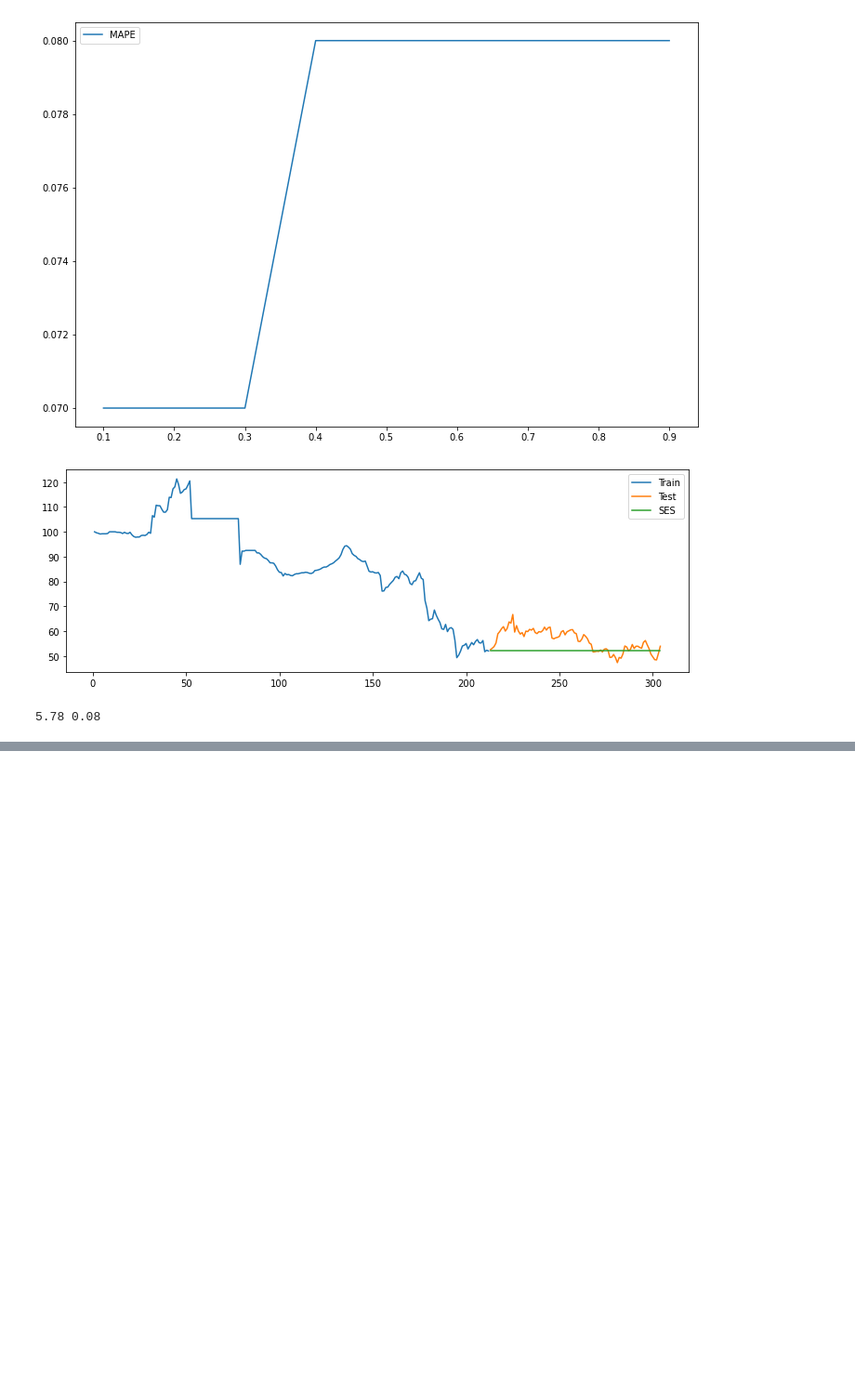
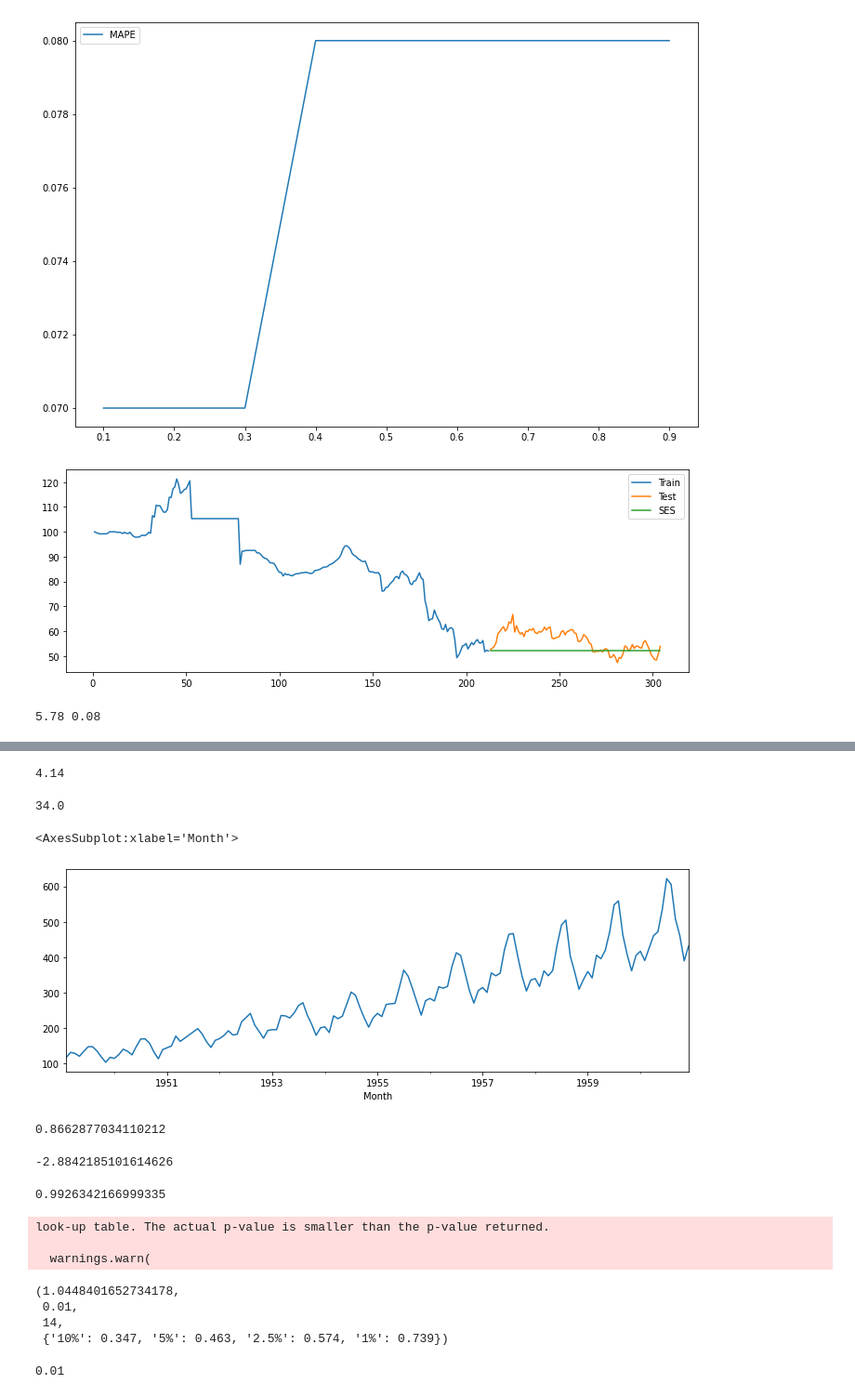
Before and after one commit to Prashik28/techeenomad_dataScience, a Jupyter notebook: Time Series/Airline Passenger .ipynb, the cells around one changed output, grey strips where cells are left out. Shown at 93% size. Drawn from its saved outputs; the diff is of its cells as text; code cells hidden in the pictures; blank space fills up the shorter version.

```diff
--- a/Time Series/Airline Passenger .ipynb
+++ b/Time Series/Airline Passenger .ipynb
@@ -431,15 +431,15 @@ y_hat_sma.head()
 | 216 | 55.2 | NaN |
 | 217 | 58.9 | NaN |
 # %%
-data = pd.read_csv('exchange-rate-twi.csv')
+data_1 = pd.read_csv('exchange-rate-twi.csv')
 # %%
 train_len=212
 # %%
 train = data[:212]
 test = data[212:]
 # %%
-data = pd.read_csv('exchange-rate-twi.csv')
-data.set_index('Month',inplace=True)
+data_1 = pd.read_csv('exchange-rate-twi.csv')
+data_1.set_index('Month',inplace=True)
 # %%
 train_len=212
 train = data[:train_len]
@@ -881,0 +874,14 @@ mean_absolute_percentage_error(test_t['Temperature(Min)'], y_hat_holt_new['holt_
+# %%
+np.sqrt(mean_squared_error(test_t['Temperature(Min)'], y_hat_holt_new['holt_forecast'])).round(2)
+# %% [output]
+4.14
+# %%
+mean_absolute_percentage_error(test_t['Temperature(Min)'], y_hat_holt_new['holt_forecast']).round(2) * 100
+# %% [output]
+34.0
+# %%
+plt.figure(figsize=(12,4))
+data['Passengers'].plot()
+# %% [output]
+<AxesSubplot:xlabel='Month'>
+[figure, added]
@@ -881,0 +892,12 @@ mean_absolute_percentage_error(test_t['Temperature(Min)'], y_hat_holt_new['holt_
+# %%
+adf_test[0]
+# %% [output]
+0.8662877034110212
+# %%
+adf_test[4]['5%']
+# %% [output]
+-2.8842185101614626
+# %%
+adf_test[1]
+# %% [output]
+0.9926342166999335
@@ -881,0 +908,17 @@ mean_absolute_percentage_error(test_t['Temperature(Min)'], y_hat_holt_new['holt_
+# %%
+kpss_test = kpss(data['Passengers'])
+# %% [output]
+look-up table. The actual p-value is smaller than the p-value returned.
+
+  warnings.warn(
+# %%
+kpss_test
+# %% [output]
+(1.0448401652734178,
+ 0.01,
+ 14,
+ {'10%': 0.347, '5%': 0.463, '2.5%': 0.574, '1%': 0.739})
+# %%
+kpss_test[1]
+# %% [output]
+0.01
```
Also changed, not shown: parts of 112 cells of this notebook.
